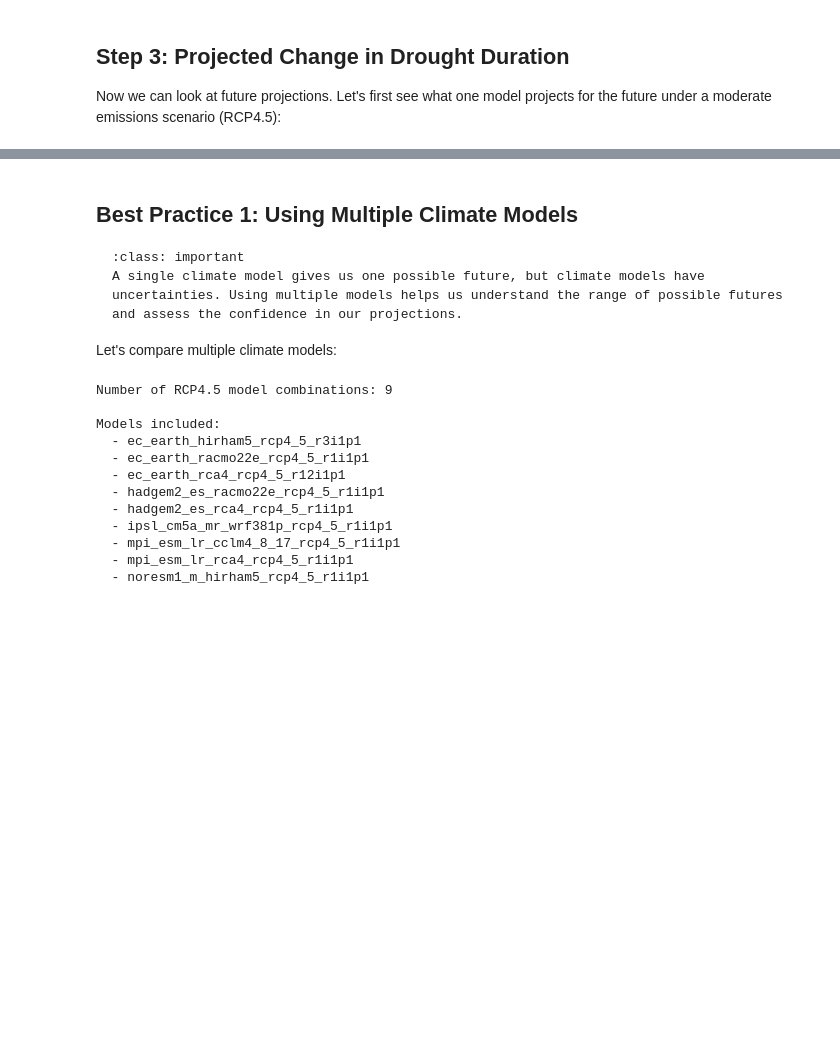
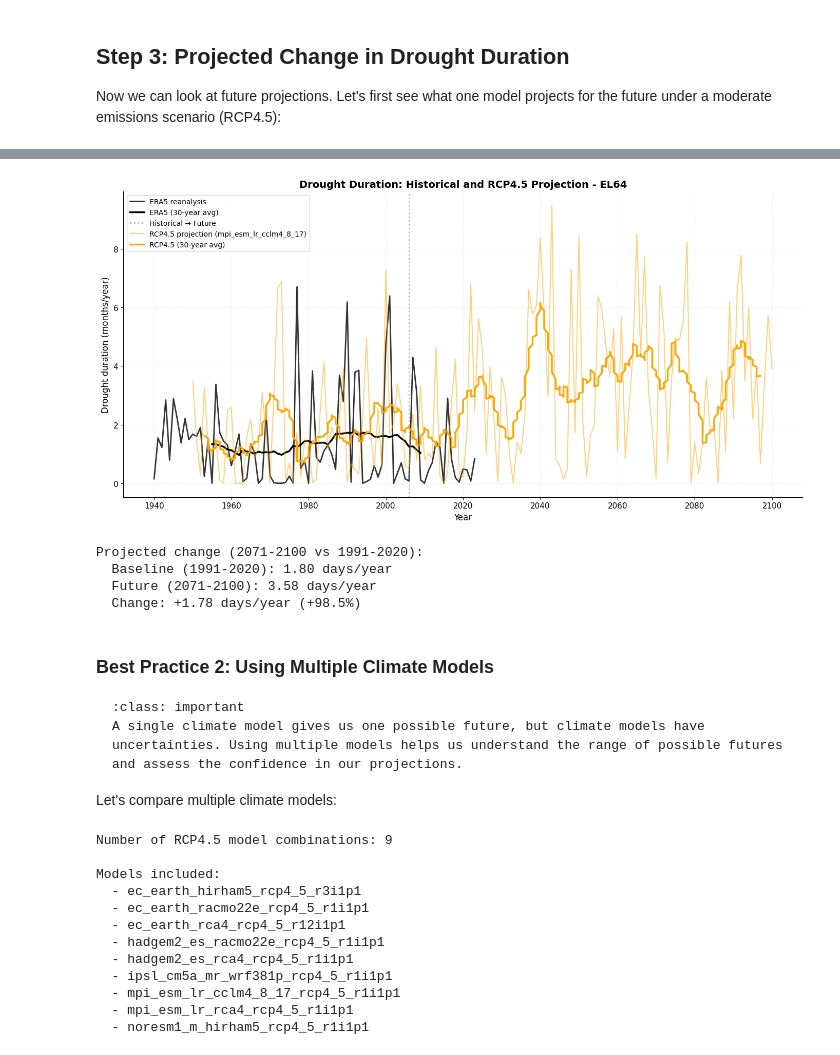
Before and after one commit to ecmwf-training/drought-exposure, a Jupyter notebook: tutorials/changing_drought_duration.ipynb, the cells around one changed output, grey strips where cells are left out. Saved outputs shown, nothing was run; the diff lists cells and outputs as text; code cells hidden in the pictures; blank space fills up the shorter version.

````diff
--- a/tutorials/changing_drought_duration.ipynb
+++ b/tutorials/changing_drought_duration.ipynb
@@ -245,5 +247,62 @@ We've already observed that the timing of the events differs between the reanaly
+# %%
+# Get an example model
+model_df = proj_df[proj_df['model'] == example_model].copy()
+
+# Create visualization
+fig, ax = plt.subplots(figsize=(14, 7))
+
+# Plot reanalysis
+ax.plot(reanalysis_df['time'], reanalysis_df['dmd'],
+        color='black', linewidth=2, label='ERA5 reanalysis', alpha=0.8)
+
+# Add 30-year rolling mean for reanlysis
+rean_rolling = reanalysis_df.set_index('time')['dmd'].rolling(window=rolling_window, center=True).mean()
+ax.plot(rean_rolling.index, rean_rolling.values,
+        color='black', linewidth=2.5, label=f'ERA5 ({rolling_window}-year avg)', alpha=1)
+
+# Mark transition period
+ax.axvline(pd.Timestamp('2005-12-31'), color='gray', linestyle=':',
+           linewidth=2, label='Historical → Future', alpha=0.6)
+
+# Plot projection
+ax.plot(model_df['time'], model_df['dmd'],
+        color='orange', linewidth=1.5, label=f'RCP4.5 projection ({example_model.split("_rcp")[0]})',
+        alpha=0.5)
+
+# Add 30-year rolling mean for projection
+proj_rolling = model_df.set_index('time')['dmd'].rolling(window=rolling_window, center=True).mean()
+ax.plot(proj_rolling.index, proj_rolling.values,
+        color='orange', linewidth=2.5, label=f'RCP4.5 ({rolling_window}-year avg)', alpha=1)
+
+ax.set_xlabel('Year', fontsize=12)
+ax.set_ylabel('Drought duration (months/year)', fontsize=12)
+ax.set_title(f'Drought Duration: Historical and RCP4.5 Projection - {admin_id}',
+             fontsize=14, fontweight='bold')
+ax.legend(loc='upper left', fontsize=10, frameon=True)
+ax.grid(True, alpha=0.3, linestyle='--', linewidth=0.5)
+ax.spines['top'].set_visible(False)
+ax.spines['right'].set_visible(False)
+
+plt.tight_layout()
+plt.show()
+
+# Calculate change
+baseline = model_df[model_df['time'].dt.year.between(baseline_start, baseline_end)]['dmd'].mean()
+future = model_df[model_df['time'].dt.year.between(2071, 2100)]['dmd'].mean()
+change = future - baseline
+
+print(f"\nProjected change (2071-2100 vs {baseline_start}-{baseline_end}):")
+print(f"  Baseline ({baseline_start}-{baseline_end}): {baseline:.2f} days/year")
+print(f"  Future (2071-2100): {future:.2f} days/year")
+print(f"  Change: {change:+.2f} days/year ({(change/baseline)*100:+.1f}%)")
+# %% [output]
+[figure, added]
+Projected change (2071-2100 vs 1991-2020):
+  Baseline (1991-2020): 1.80 days/year
+  Future (2071-2100): 3.58 days/year
+  Change: +1.78 days/year (+98.5%)
 # %% [markdown]
-## Best Practice 1: Using Multiple Climate Models
+### Best Practice 2: Using Multiple Climate Models
 
 ```{admonition} Why Multiple Models?
 :class: important
````
Also changed, not shown: parts of 8 cells of this notebook.
